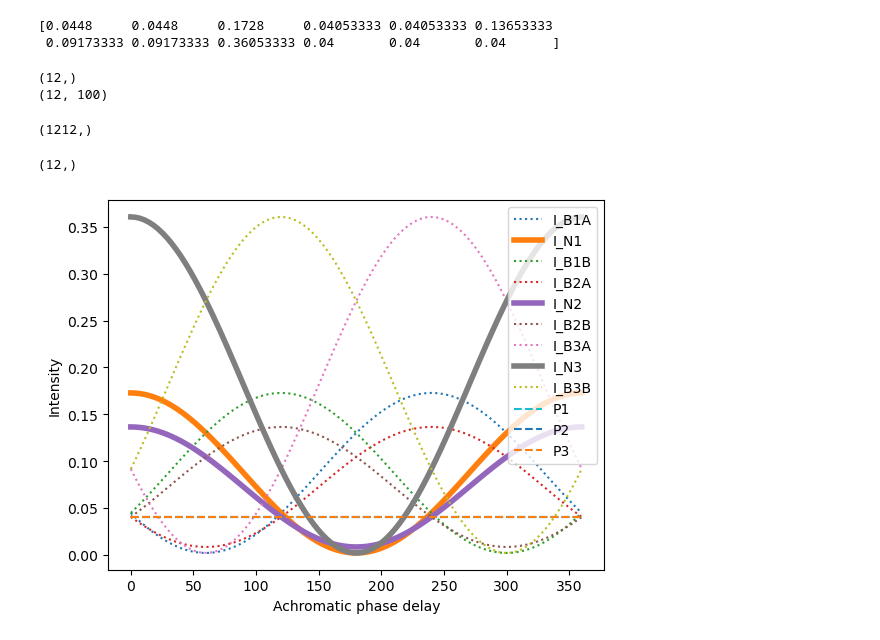
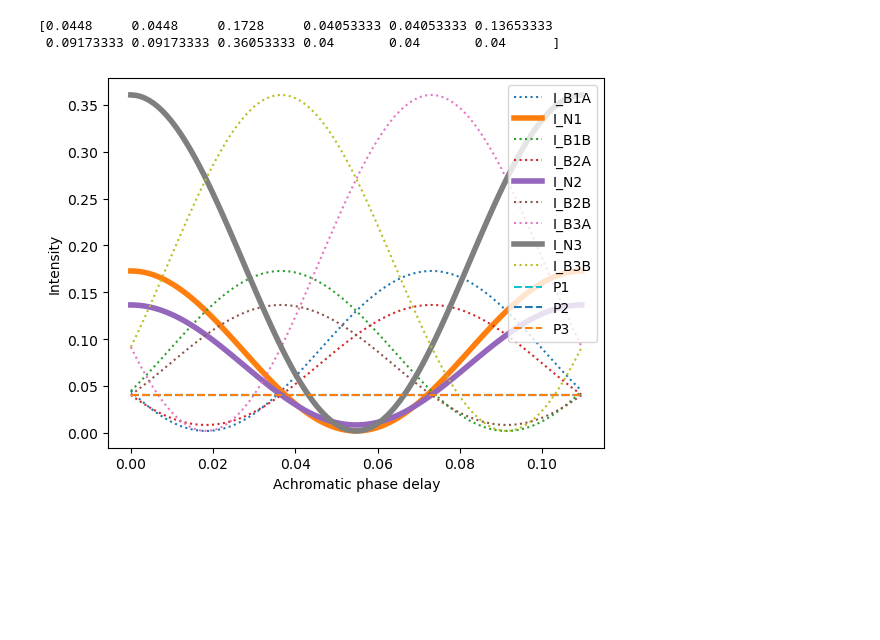
Before and after one commit to SAIL-Labs/glint-control, a Jupyter notebook: dev/notebooks/coupler_toy_math.ipynb, the cells around one changed output. Cells and saved outputs as stored; diff of their text form; code cells hidden in the pictures; blank space fills up the shorter version.

```diff
--- a/dev/notebooks/coupler_toy_math.ipynb
+++ b/dev/notebooks/coupler_toy_math.ipynb
@@ -363,6 +363,8 @@ plt.savefig('junk.png')
 # %%
 # transfer matrix of
 # 3 tricouplers, with photometric taps from each input
+phase_shift = 2.*np.pi/3. # induced by phase shifters in waveguides; assumed achromatic; 120 deg = 2*pi/3
+phase_term = np.exp(1j * phase_shift) # for matrix
 
 # splitting coefficient of that going into photometric tap at each such split (values for waveguides 1 and 2 assumed the same)
 alpha_val = 0.2
@@ -520,40 +522,26 @@ for phase_aps_val in phase_aps_array:
         flux_output_matrix = np.array(flux_output_matrix)
 # %%
 flux_output_matrix = np.concatenate(([flux_output_matrix], [flux_output]), axis=0)
-# %%
-print(np.shape(flux_output))
-print(np.shape(flux_output_matrix))
-# %% [output]
-(12,)
-(12, 100)
-# %%
-np.shape(flux_output_matrix)
-# %% [output]
-(1212,)
-# %%
-np.shape(flux_output)
-# %% [output]
-(12,)
 # %%
-import matplotlib.pyplot as plt
+phase_aps_matrix_deg = phase_aps_matrix * np.pi/180.
 
 # plot
 plt.plot(phase_aps_matrix_deg, flux_output_matrix[0,:], label='I_B1A', linestyle=":")
 plt.plot(phase_aps_matrix_deg, flux_output_matrix[1,:], label='I_N1', linewidth=4)
 plt.plot(phase_aps_matrix_deg, flux_output_matrix[2,:], label='I_B1B', linestyle=":")
 plt.plot(phase_aps_matrix_deg, flux_output_matrix[3,:], label='I_B2A', linestyle=":")
 plt.plot(phase_aps_matrix_deg, flux_output_matrix[4,:], label='I_N2', linewidth=4)
 plt.plot(phase_aps_matrix_deg, flux_output_matrix[5,:], label='I_B2B', linestyle=":")
 plt.plot(phase_aps_matrix_deg, flux_output_matrix[6,:], label='I_B3A', linestyle=":")
 plt.plot(phase_aps_matrix_deg, flux_output_matrix[7,:], label='I_N3', linewidth=4)
 plt.plot(phase_aps_matrix_deg, flux_output_matrix[8,:], label='I_B3B', linestyle=":")
 plt.plot(phase_aps_matrix_deg, flux_output_matrix[9,:], label='P1', linestyle="--")
 plt.plot(phase_aps_matrix_deg, flux_output_matrix[10,:], label='P2', linestyle="--")
 plt.plot(phase_aps_matrix_deg, flux_output_matrix[11,:], label='P3', linestyle="--")
 plt.ylabel('Intensity')
 plt.xlabel('Achromatic phase delay')
 plt.legend()
 #plt.show()
 plt.savefig('test.png')
 # %% [output]
-[figure, old version]
+[figure, new version]
```
